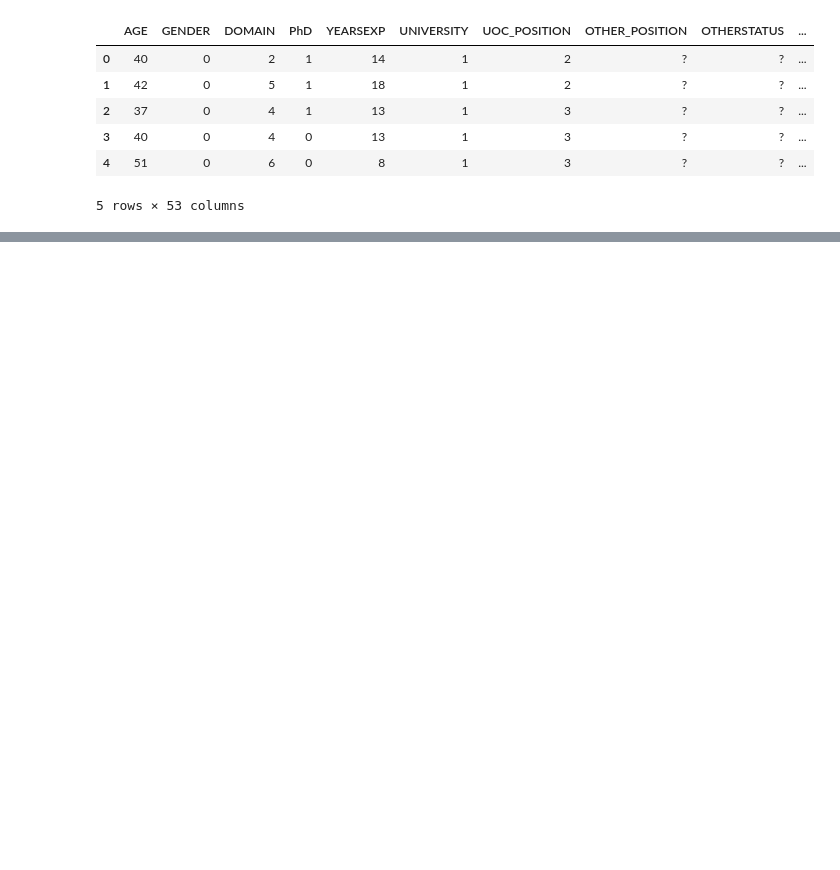
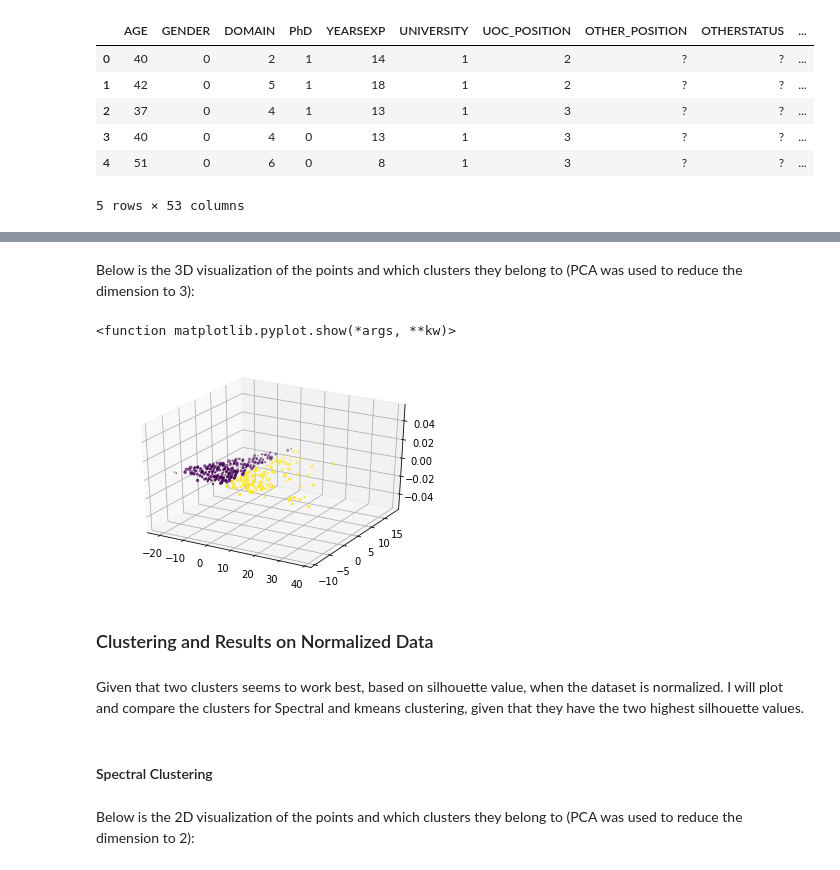
Before and after one commit to vishalhundal/ICX-Data-Science-Challenge, a Jupyter notebook: ICX Media Data Science Challenge.ipynb, the cells around one changed output, grey strips where cells are left out. Drawn from its saved outputs; the diff is of its cells as text; code cells hidden in the pictures; blank space fills up the shorter version.

```diff
--- a/ICX Media Data Science Challenge.ipynb
+++ b/ICX Media Data Science Challenge.ipynb
@@ -154,0 +296,14 @@ df
+# %% [markdown]
+Below is the 3D visualization of the points and which clusters they belong to (PCA was used to reduce the dimension to 3):
+# %%
+pca3D = PCA(3)
+plot_columns = pca3D.fit_transform(imputed_dataset)
+fig = plt.figure()
+ax = fig.add_subplot(111, projection='3d')
+plt.scatter(plot_columns[:,0], plot_columns[:,1], plot_columns[:,2], c=labels)
+plt.show
+# %% [output]
+<function matplotlib.pyplot.show(*args, **kw)>
+[figure, added]
+# %% [markdown]
+### Clustering and Results on Normalized Data
@@ -154,0 +339,6 @@ df
+# %% [markdown]
+Given that two clusters seems to work best, based on silhouette value, when the dataset is normalized. I will plot and compare the clusters for Spectral and kmeans clustering, given that they have the two highest silhouette values.
+# %% [markdown]
+#### Spectral Clustering
+# %% [markdown]
+Below is the 2D visualization of the points and which clusters they belong to (PCA was used to reduce the dimension to 2):
```
Also changed, not shown: parts of 30 cells of this notebook.
